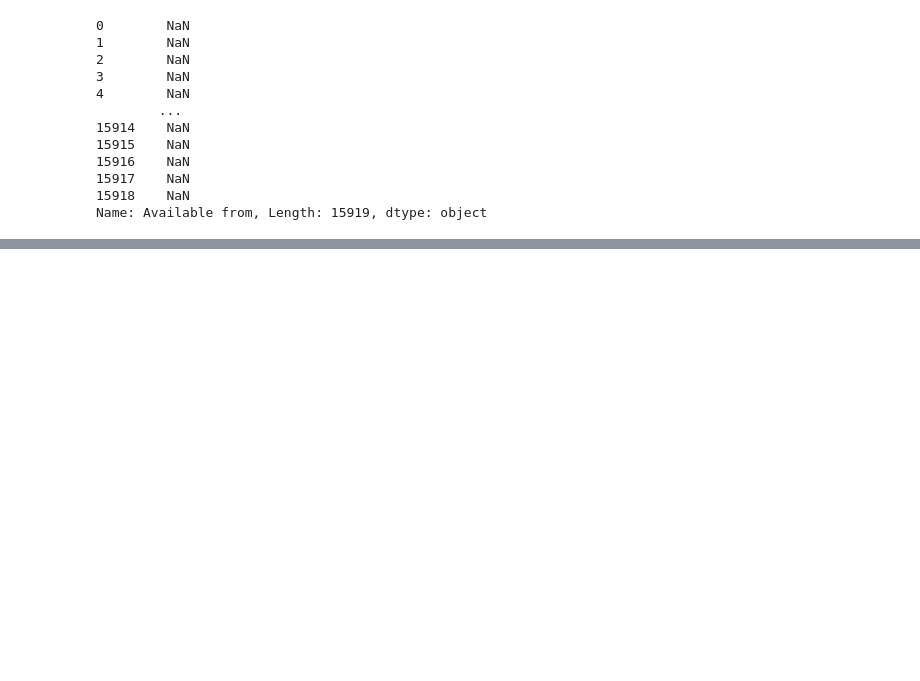
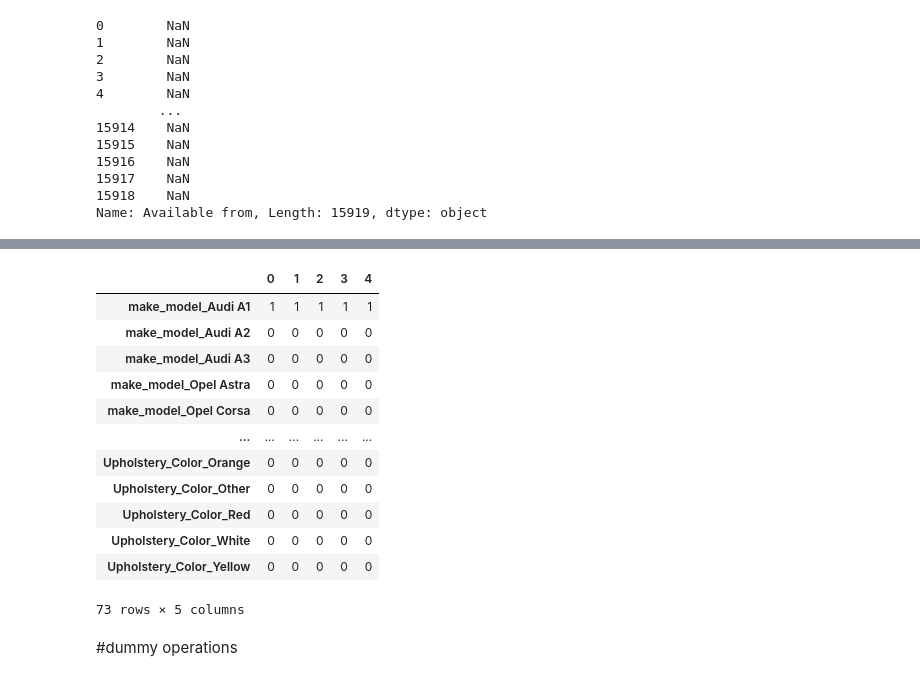
Before and after one commit to nadireus/AUTOSCOUT-P, a Jupyter notebook: Autoscout24_all_in_one.ipynb, the cells around one changed output, grey strips where cells are left out. Drawn from its saved outputs; the diff is of its cells as text; code cells hidden in the pictures; blank space fills up the shorter version.

```diff
--- a/Autoscout24_all_in_one.ipynb
+++ b/Autoscout24_all_in_one.ipynb
@@ -2723,0 +2903,18 @@ Autoscout24_last=df
+# %%
+df4.head().T
+# %% [output]
+|  | 0 | 1 | 2 | 3 | 4 |
+| make_model_Audi A1 | 1 | 1 | 1 | 1 | 1 |
+| make_model_Audi A2 | 0 | 0 | 0 | 0 | 0 |
+| make_model_Audi A3 | 0 | 0 | 0 | 0 | 0 |
+| make_model_Opel Astra | 0 | 0 | 0 | 0 | 0 |
+| make_model_Opel Corsa | 0 | 0 | 0 | 0 | 0 |
+| ... | ... | ... | ... | ... | ... |
+| Upholstery_Color_Orange | 0 | 0 | 0 | 0 | 0 |
+| Upholstery_Color_Other | 0 | 0 | 0 | 0 | 0 |
+| Upholstery_Color_Red | 0 | 0 | 0 | 0 | 0 |
+| Upholstery_Color_White | 0 | 0 | 0 | 0 | 0 |
+| Upholstery_Color_Yellow | 0 | 0 | 0 | 0 | 0 |
+73 rows × 5 columns
+# %% [markdown]
+#dummy  operations
```
Also changed, not shown: parts of 93 cells of this notebook.
